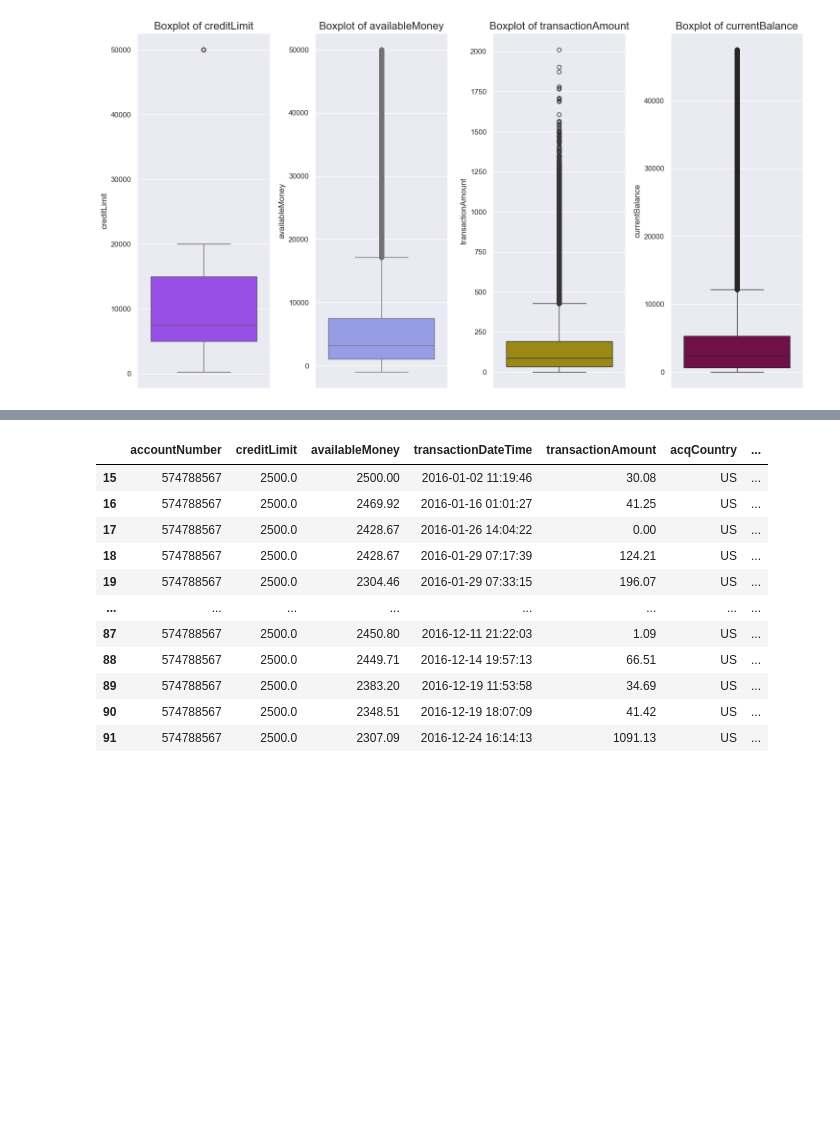
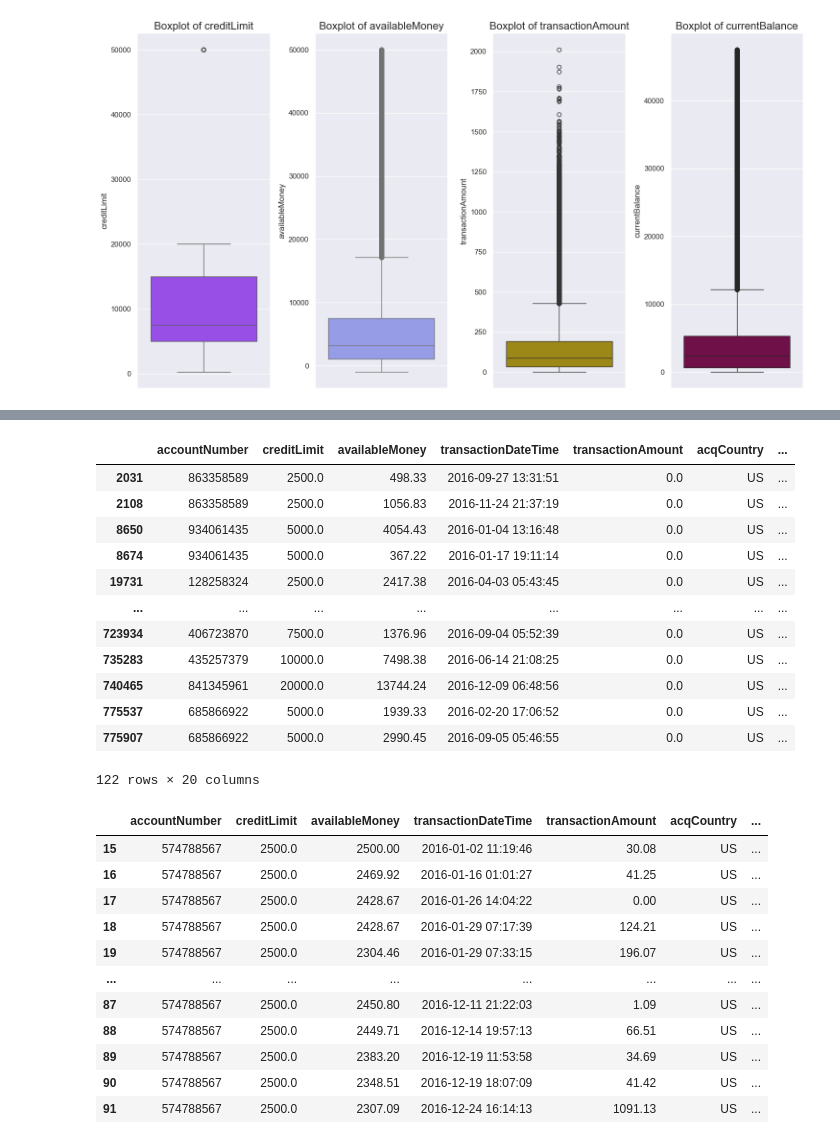
Before and after one commit to Illidan777/FTF-detector, a Jupyter notebook: data_preprocessing/Finance_Transaction_Fraud_detector.ipynb, the cells around one changed output, grey strips where cells are left out. Cells and saved outputs as stored; diff of their text form; code cells hidden in the pictures; blank space fills up the shorter version.

```diff
--- a/data_preprocessing/Finance_Transaction_Fraud_detector.ipynb
+++ b/data_preprocessing/Finance_Transaction_Fraud_detector.ipynb
@@ -387,3 +420,19 @@ df[df['availableMoney'] < 0].describe()
+# %%
+zero_amount_fraud
+# %% [output]
+|  | accountNumber | creditLimit | availableMoney | transactionDateTime | transactionAmount | acqCountry | ... |
+| 2031 | 863358589 | 2500.0 | 498.33 | 2016-09-27 13:31:51 | 0.0 | US | ... |
+| 2108 | 863358589 | 2500.0 | 1056.83 | 2016-11-24 21:37:19 | 0.0 | US | ... |
+| 8650 | 934061435 | 5000.0 | 4054.43 | 2016-01-04 13:16:48 | 0.0 | US | ... |
+| 8674 | 934061435 | 5000.0 | 367.22 | 2016-01-17 19:11:14 | 0.0 | US | ... |
+| 19731 | 128258324 | 2500.0 | 2417.38 | 2016-04-03 05:43:45 | 0.0 | US | ... |
+| ... | ... | ... | ... | ... | ... | ... | ... |
+| 723934 | 406723870 | 7500.0 | 1376.96 | 2016-09-04 05:52:39 | 0.0 | US | ... |
+| 735283 | 435257379 | 10000.0 | 7498.38 | 2016-06-14 21:08:25 | 0.0 | US | ... |
+| 740465 | 841345961 | 20000.0 | 13744.24 | 2016-12-09 06:48:56 | 0.0 | US | ... |
+| 775537 | 685866922 | 5000.0 | 1939.33 | 2016-02-20 17:06:52 | 0.0 | US | ... |
+| 775907 | 685866922 | 5000.0 | 2990.45 | 2016-09-05 05:46:55 | 0.0 | US | ... |
+122 rows × 20 columns
 # %%
 df_574788567 = df[df['accountNumber'] == '574788567']
 df_574788567.sort_values('transactionDateTime')
```
Also changed, not shown: parts of 12 cells of this notebook, 1 other file.
